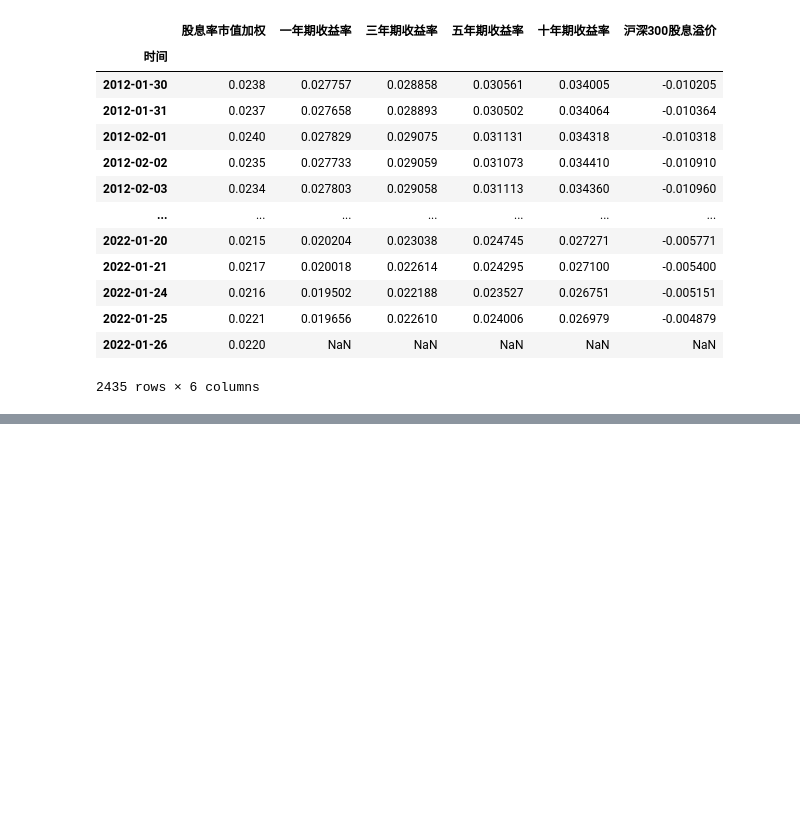
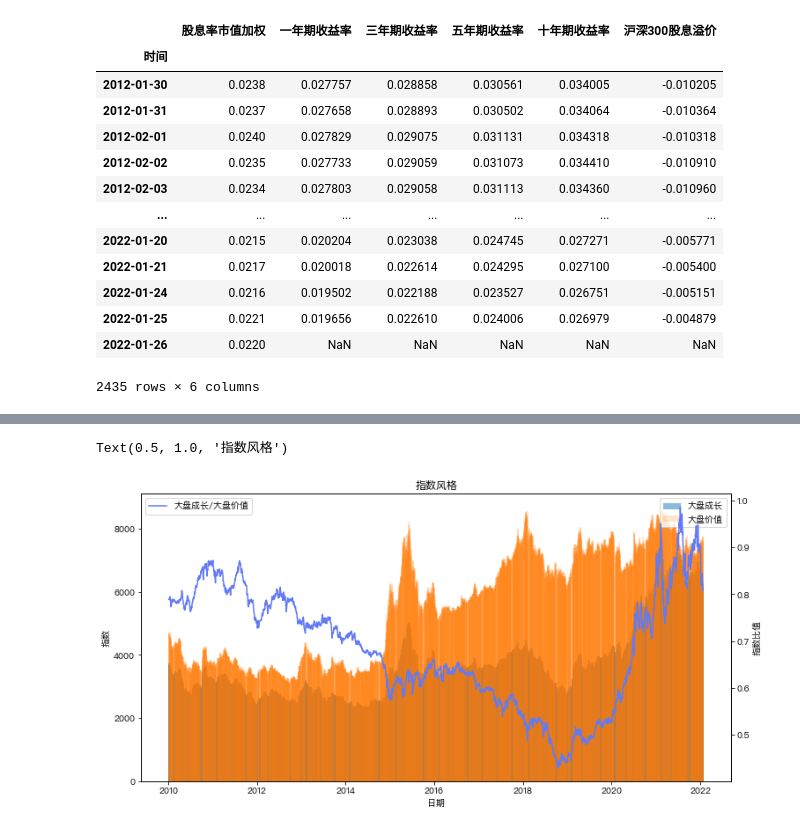
Before and after one commit to Seaaann/MyQuantReserch, a Jupyter notebook: Funds/Marco Research/MacroResearch.ipynb, the cells around one changed output, grey strips where cells are left out. Drawn from its saved outputs; the diff is of its cells as text; code cells hidden in the pictures; blank space fills up the shorter version.

```diff
--- a/Funds/Marco Research/MacroResearch.ipynb
+++ b/Funds/Marco Research/MacroResearch.ipynb
@@ -65,0 +99,11 @@ Index(['2012-01-30', '2012-01-31', '2012-02-01', '2012-02-02', '2012-02-03',
+# %%
+growth_index = ak.stock_zh_index_daily(symbol="sz399372")[['close', 'volume']]
+value_index = ak.stock_zh_index_daily(symbol="sz399373")[['close', 'volume']]
+
+growth_index.rename(columns={'close':'大盘成长'}, inplace=True)
+value_index.rename(columns={'close':'大盘价值'}, inplace=True)
+
+groth_value_df = growth_index.join(value_index['大盘价值'])
+groth_value_df['大盘成长/大盘价值'] = groth_value_df['大盘成长']/groth_value_df['大盘价值']
+
+groth_value_df
@@ -65,0 +125,15 @@ Index(['2012-01-30', '2012-01-31', '2012-02-01', '2012-02-02', '2012-02-03',
+# %%
+fig,ax = plt.subplots(figsize=(12,6))
+ax.bar(groth_value_df.index, groth_value_df['大盘成长'], width=15, label='大盘成长', alpha=0.5)
+ax.bar(groth_value_df.index, groth_value_df['大盘价值'], width=15, label='大盘价值', alpha=0.2)
+ax.set_xlabel('日期')
+ax.set_ylabel('指数')
+ax.legend(loc=1)
+ax2 = ax.twinx()
+ax2.plot(groth_value_df.index, groth_value_df['大盘成长/大盘价值'], color='#627af5', label='大盘成长/大盘价值')
+ax2.set_ylabel('指数比值')
+ax2.legend(loc=2)
+ax.set_title('指数风格')
+# %% [output]
+Text(0.5, 1.0, '指数风格')
+[figure, added]
```
Also changed, not shown: parts of 9 cells of this notebook, 1 other file.
